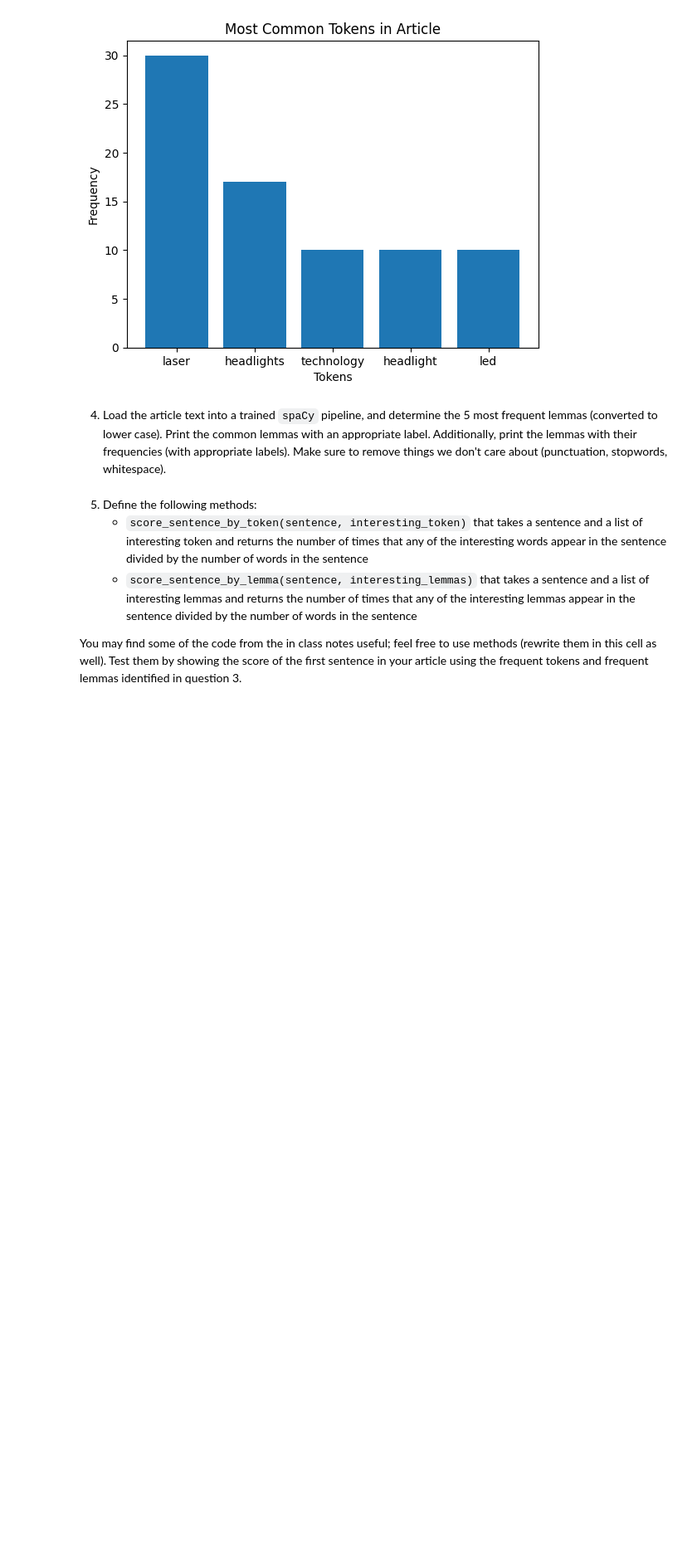
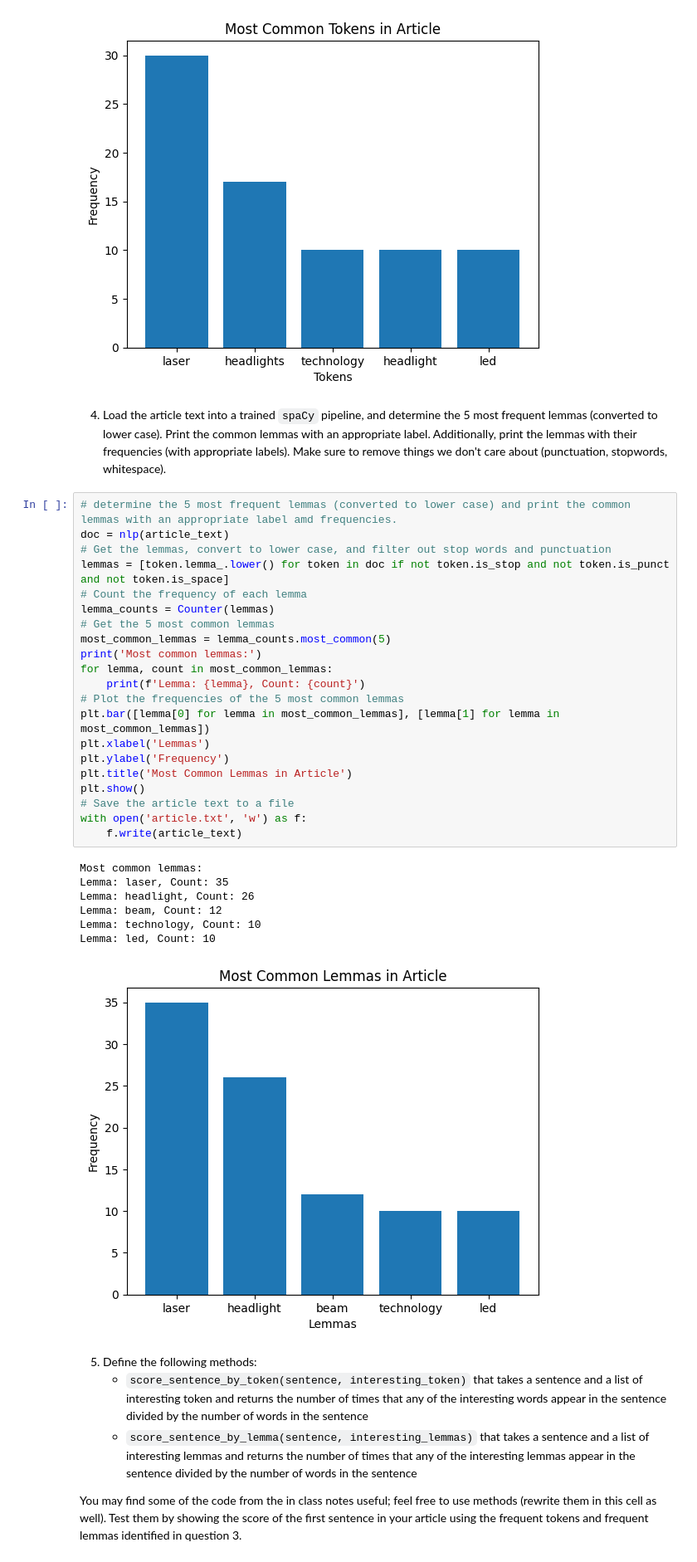
Before and after one commit to bjdawson23/620-mod6-web-scraping, a Jupyter notebook: web_scraping.ipynb, the cells around one changed output. Shown at 83% size. Drawn from its saved outputs; the diff is of its cells as text; blank space fills up the shorter version.

```diff
--- a/web_scraping.ipynb
+++ b/web_scraping.ipynb
@@ -137,6 +137,35 @@ Token: led, Count: 10
 [figure]
 # %% [markdown]
 4. Load the article text into a trained `spaCy` pipeline, and determine the 5 most frequent lemmas (converted to lower case).  Print the common lemmas with an appropriate label.  Additionally, print the lemmas with their frequencies (with appropriate labels). Make sure to remove things we don't care about (punctuation, stopwords, whitespace).
+# %%
+# determine the 5 most frequent lemmas (converted to lower case) and print the common lemmas with an appropriate label amd frequencies.
+doc = nlp(article_text)
+# Get the lemmas, convert to lower case, and filter out stop words and punctuation
+lemmas = [token.lemma_.lower() for token in doc if not token.is_stop and not token.is_punct and not token.is_space]
+# Count the frequency of each lemma
+lemma_counts = Counter(lemmas)
+# Get the 5 most common lemmas
+most_common_lemmas = lemma_counts.most_common(5)
+print('Most common lemmas:')
+for lemma, count in most_common_lemmas:
+    print(f'Lemma: {lemma}, Count: {count}')
+# Plot the frequencies of the 5 most common lemmas
+plt.bar([lemma[0] for lemma in most_common_lemmas], [lemma[1] for lemma in most_common_lemmas])
+plt.xlabel('Lemmas')
+plt.ylabel('Frequency')
+plt.title('Most Common Lemmas in Article')
+plt.show()
+# Save the article text to a file
+with open('article.txt', 'w') as f:
+    f.write(article_text)
+# %% [output]
+Most common lemmas:
+Lemma: laser, Count: 35
+Lemma: headlight, Count: 26
+Lemma: beam, Count: 12
+Lemma: technology, Count: 10
+Lemma: led, Count: 10
+[figure, added]
 # %% [markdown]
 5. Define the following methods:
     * `score_sentence_by_token(sentence, interesting_token)` that takes a sentence and a list of interesting token and returns the number of times that any of the interesting words appear in the sentence divided by the number of words in the sentence
```
Also changed, not shown: parts of 1 cell of this notebook.
